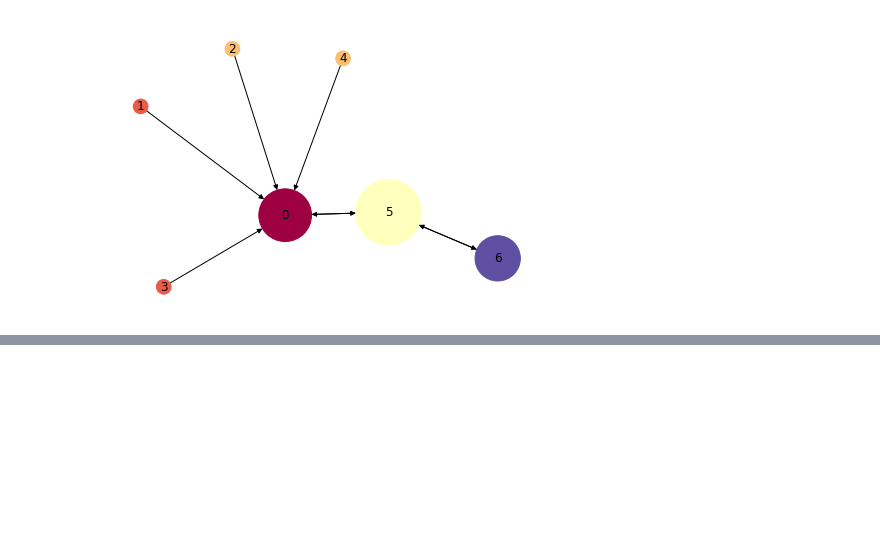
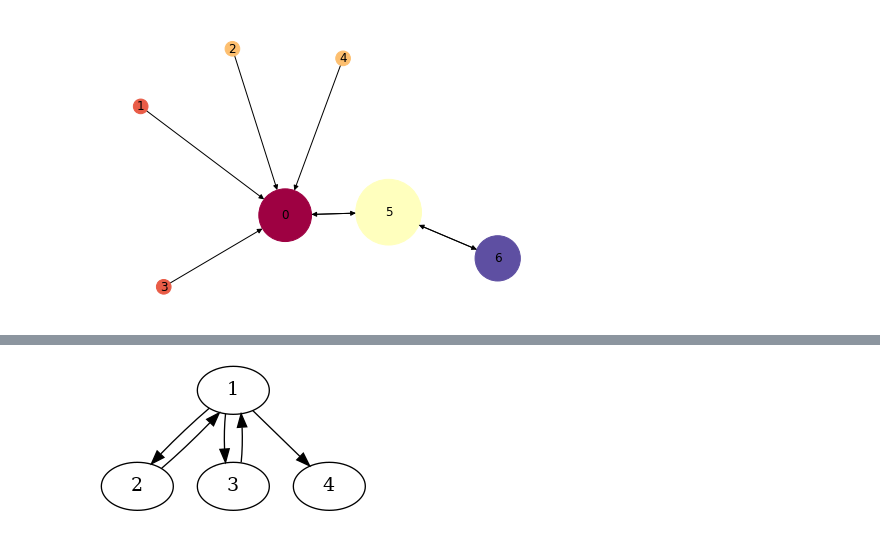
Before and after one commit to zelhar/baproject, a Jupyter notebook: ba/plots.ipynb, the cells around one changed output, grey strips where cells are left out. Saved outputs shown, nothing was run; the diff lists cells and outputs as text; code cells hidden in the pictures; blank space fills up the shorter version.

```diff
--- a/ba/plots.ipynb
+++ b/ba/plots.ipynb
@@ -110,0 +122,7 @@ nx.draw_spring(G, with_labels=True, node_color=colors, node_size=p*10000, cmap=p
+# %%
+ag = nx.drawing.nx_agraph.to_agraph(g)
+ag.layout('dot')
+
+Image(ag.draw(format='png'))
+# %% [output]
+[figure, added]
```
Also changed, not shown: parts of 1 cell of this notebook, 10 other files.
